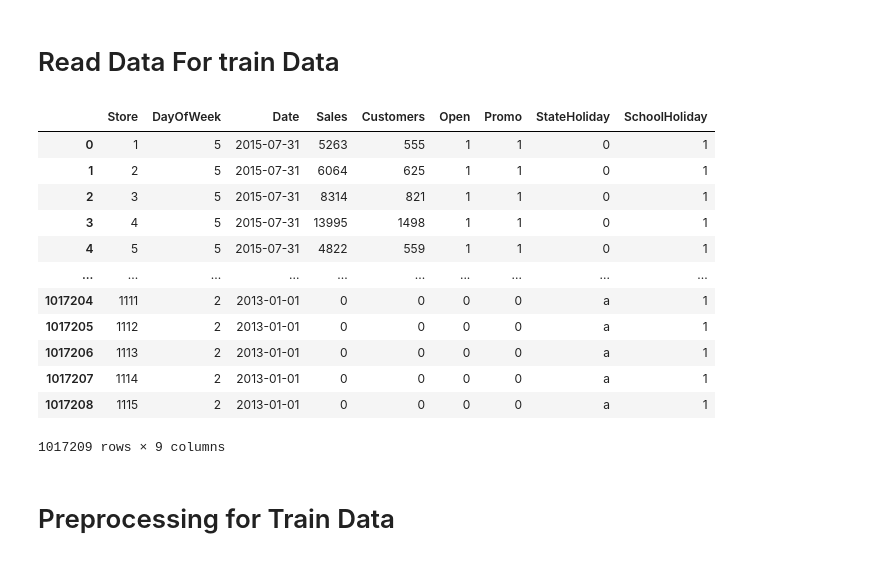
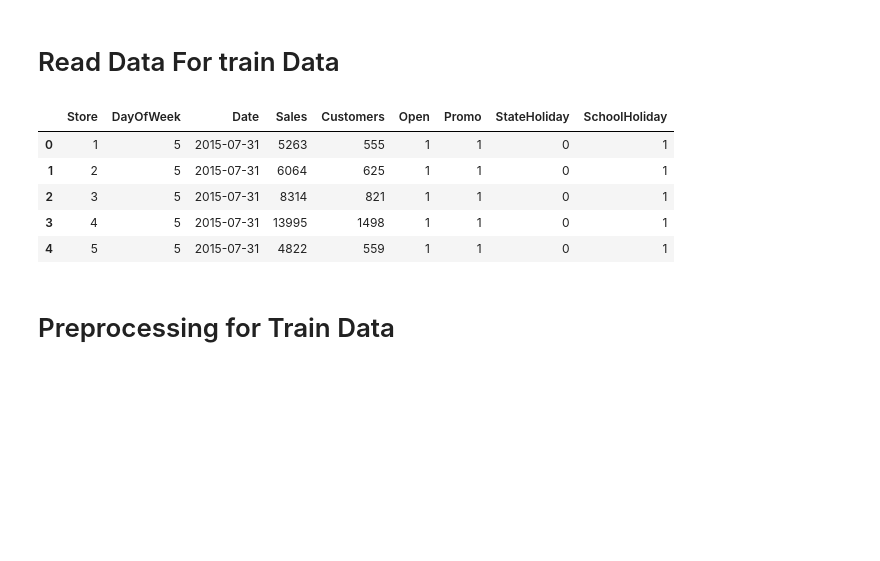
Before and after one commit to tesfayealex/Pharmaceutical-Sales-prediction, a Jupyter notebook: notebooks/EDA.ipynb, the cells around one changed output. Cells and saved outputs as stored; diff of their text form; code cells hidden in the pictures; blank space fills up the shorter version.

```diff
--- a/notebooks/EDA.ipynb
+++ b/notebooks/EDA.ipynb
@@ -208,22 +198,15 @@ store_df
 # %% [markdown]
 # Read Data For train Data
 # %%
-train_df = pd.read_csv('../data/train.csv')
-train_df
+train_df = dvc_get_data('data/train.csv','1d67267cdc1c78b2bb41a7efbd50af53a68cb5ba')
+train_df.head()
 # %% [output]
 |  | Store | DayOfWeek | Date | Sales | Customers | Open | Promo | StateHoliday | SchoolHoliday |
 | 0 | 1 | 5 | 2015-07-31 | 5263 | 555 | 1 | 1 | 0 | 1 |
 | 1 | 2 | 5 | 2015-07-31 | 6064 | 625 | 1 | 1 | 0 | 1 |
 | 2 | 3 | 5 | 2015-07-31 | 8314 | 821 | 1 | 1 | 0 | 1 |
 | 3 | 4 | 5 | 2015-07-31 | 13995 | 1498 | 1 | 1 | 0 | 1 |
 | 4 | 5 | 5 | 2015-07-31 | 4822 | 559 | 1 | 1 | 0 | 1 |
-| ... | ... | ... | ... | ... | ... | ... | ... | ... | ... |
-| 1017204 | 1111 | 2 | 2013-01-01 | 0 | 0 | 0 | 0 | a | 1 |
-| 1017205 | 1112 | 2 | 2013-01-01 | 0 | 0 | 0 | 0 | a | 1 |
-| 1017206 | 1113 | 2 | 2013-01-01 | 0 | 0 | 0 | 0 | a | 1 |
-| 1017207 | 1114 | 2 | 2013-01-01 | 0 | 0 | 0 | 0 | a | 1 |
-| 1017208 | 1115 | 2 | 2013-01-01 | 0 | 0 | 0 | 0 | a | 1 |
-1017209 rows × 9 columns
 # %% [markdown]
 # Preprocessing for Train Data
 # %%
```
Also changed, not shown: parts of 42 cells of this notebook, 15 other files.
